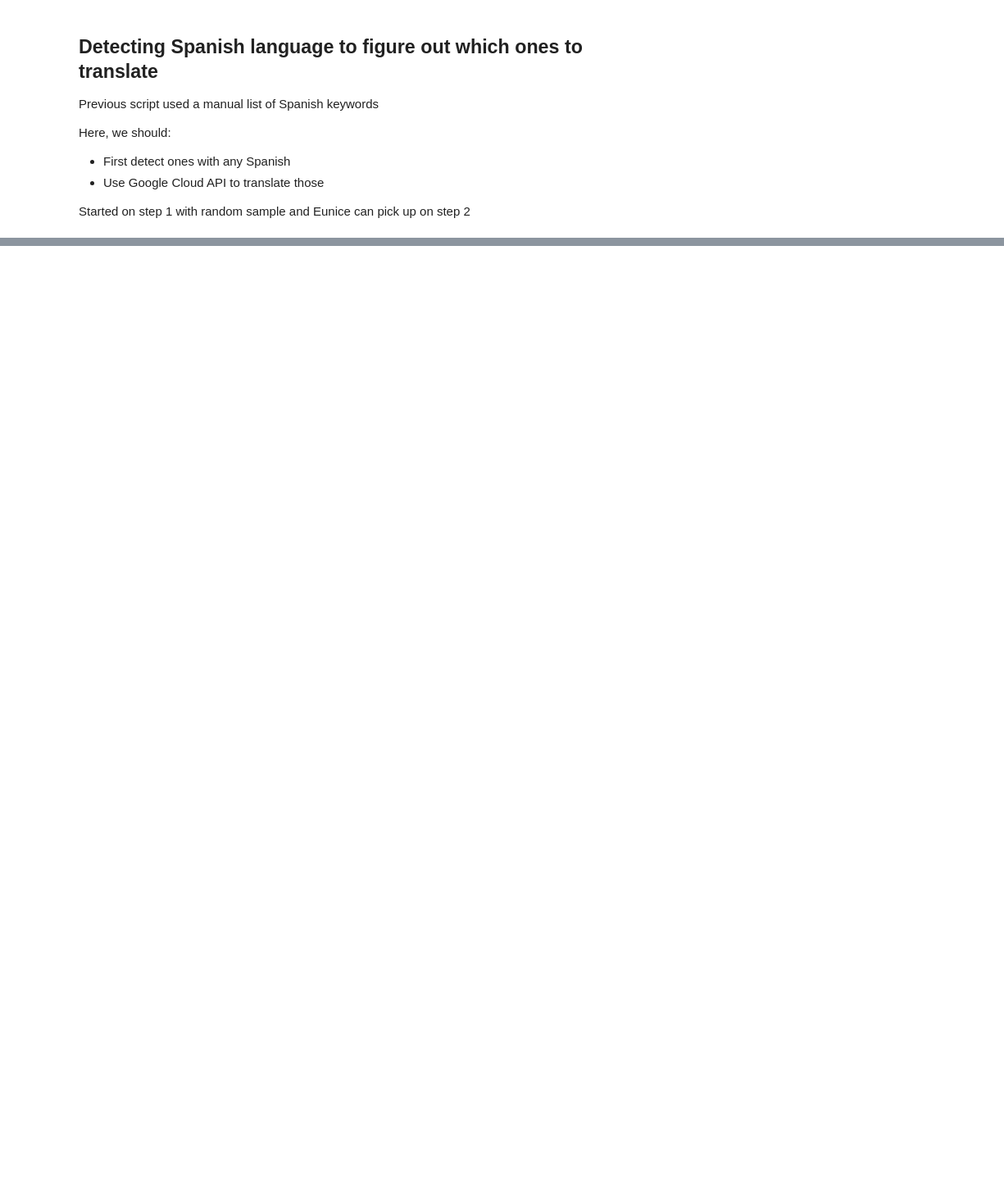
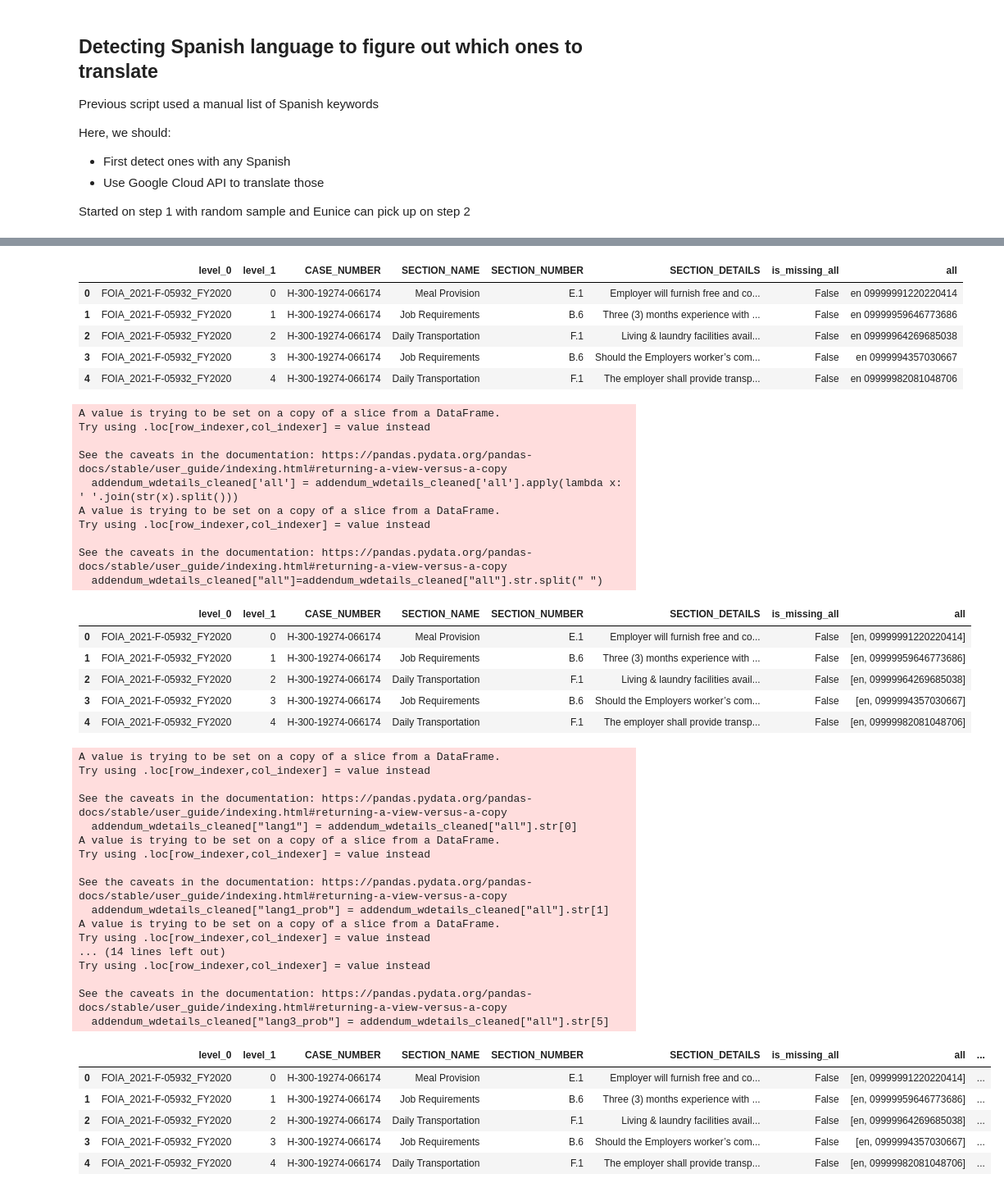
Before and after one commit to rebeccajohnson88/h2a_oversight, a Jupyter notebook: code/20a_combine_clean_addendums.ipynb, the cells around one changed output, grey strips where cells are left out. Shown at 82% size. Drawn from its saved outputs; the diff is of its cells as text; code cells hidden in the pictures; blank space fills up the shorter version.

```diff
--- a/code/20a_combine_clean_addendums.ipynb
+++ b/code/20a_combine_clean_addendums.ipynb
@@ -163,0 +337,23 @@ examples
+# %%
+# Clean out the punctuation
+addendum_wdetails_cleaned["all"]=addendum_wdetails_cleaned["all"].str.replace('[^\w\s]','')
+addendum_wdetails_cleaned.head()
+
+## replace more than one white space as one white space
+## (the reason why I am doing this is because if not then when extract
+## the different values, the white space would count as one value)
+addendum_wdetails_cleaned['all'] = addendum_wdetails_cleaned['all'].apply(lambda x: ' '.join(str(x).split()))
+
+## Split by white space so can ultimately extract three different lang
+addendum_wdetails_cleaned["all"]=addendum_wdetails_cleaned["all"].str.split(" ")
+addendum_wdetails_cleaned.head()
+
+## Extract into different columns
+addendum_wdetails_cleaned["lang1"] = addendum_wdetails_cleaned["all"].str[0]
+addendum_wdetails_cleaned["lang1_prob"] = addendum_wdetails_cleaned["all"].str[1]
+addendum_wdetails_cleaned["lang2"] = addendum_wdetails_cleaned["all"].str[2]
+addendum_wdetails_cleaned["lang2_prob"] = addendum_wdetails_cleaned["all"].str[3]
+addendum_wdetails_cleaned["lang3"] = addendum_wdetails_cleaned["all"].str[4]
+addendum_wdetails_cleaned["lang3_prob"] = addendum_wdetails_cleaned["all"].str[5]
+addendum_wdetails_cleaned.head()
+# %% [output]
@@ -163,0 +365,45 @@ examples
+|  | level_0 | level_1 | CASE_NUMBER | SECTION_NAME | SECTION_NUMBER | SECTION_DETAILS | is_missing_all | all |
+| 0 | FOIA_2021-F-05932_FY2020 | 0 | H-300-19274-066174 | Meal Provision | E.1 | Employer will furnish free and co... | False | en 09999991220220414 |
+| 1 | FOIA_2021-F-05932_FY2020 | 1 | H-300-19274-066174 | Job Requirements | B.6 | Three (3) months experience with ... | False | en 09999959646773686 |
+| 2 | FOIA_2021-F-05932_FY2020 | 2 | H-300-19274-066174 | Daily Transportation | F.1 | Living & laundry facilities avail... | False | en 09999964269685038 |
+| 3 | FOIA_2021-F-05932_FY2020 | 3 | H-300-19274-066174 | Job Requirements | B.6 | Should the Employers worker’s com... | False | en 0999994357030667 |
+| 4 | FOIA_2021-F-05932_FY2020 | 4 | H-300-19274-066174 | Daily Transportation | F.1 | The employer shall provide transp... | False | en 09999982081048706 |
+A value is trying to be set on a copy of a slice from a DataFrame.
+Try using .loc[row_indexer,col_indexer] = value instead
+
+See the caveats in the documentation: https://pandas.pydata.org/pandas-docs/stable/user_guide/indexing.html#returning-a-view-versus-a-copy
+  addendum_wdetails_cleaned['all'] = addendum_wdetails_cleaned['all'].apply(lambda x: ' '.join(str(x).split()))
+A value is trying to be set on a copy of a slice from a DataFrame.
+Try using .loc[row_indexer,col_indexer] = value instead
+
+See the caveats in the documentation: https://pandas.pydata.org/pandas-docs/stable/user_guide/indexing.html#returning-a-view-versus-a-copy
+  addendum_wdetails_cleaned["all"]=addendum_wdetails_cleaned["all"].str.split(" ")
+|  | level_0 | level_1 | CASE_NUMBER | SECTION_NAME | SECTION_NUMBER | SECTION_DETAILS | is_missing_all | all |
+| 0 | FOIA_2021-F-05932_FY2020 | 0 | H-300-19274-066174 | Meal Provision | E.1 | Employer will furnish free and co... | False | [en, 09999991220220414] |
+| 1 | FOIA_2021-F-05932_FY2020 | 1 | H-300-19274-066174 | Job Requirements | B.6 | Three (3) months experience with ... | False | [en, 09999959646773686] |
+| 2 | FOIA_2021-F-05932_FY2020 | 2 | H-300-19274-066174 | Daily Transportation | F.1 | Living & laundry facilities avail... | False | [en, 09999964269685038] |
+| 3 | FOIA_2021-F-05932_FY2020 | 3 | H-300-19274-066174 | Job Requirements | B.6 | Should the Employers worker’s com... | False | [en, 0999994357030667] |
+| 4 | FOIA_2021-F-05932_FY2020 | 4 | H-300-19274-066174 | Daily Transportation | F.1 | The employer shall provide transp... | False | [en, 09999982081048706] |
+A value is trying to be set on a copy of a slice from a DataFrame.
+Try using .loc[row_indexer,col_indexer] = value instead
+
+See the caveats in the documentation: https://pandas.pydata.org/pandas-docs/stable/user_guide/indexing.html#returning-a-view-versus-a-copy
+  addendum_wdetails_cleaned["lang1"] = addendum_wdetails_cleaned["all"].str[0]
+A value is trying to be set on a copy of a slice from a DataFrame.
+Try using .loc[row_indexer,col_indexer] = value instead
+
+See the caveats in the documentation: https://pandas.pydata.org/pandas-docs/stable/user_guide/indexing.html#returning-a-view-versus-a-copy
+  addendum_wdetails_cleaned["lang1_prob"] = addendum_wdetails_cleaned["all"].str[1]
+A value is trying to be set on a copy of a slice from a DataFrame.
+Try using .loc[row_indexer,col_indexer] = value instead
+... (14 lines left out)
+Try using .loc[row_indexer,col_indexer] = value instead
+
+See the caveats in the documentation: https://pandas.pydata.org/pandas-docs/stable/user_guide/indexing.html#returning-a-view-versus-a-copy
+  addendum_wdetails_cleaned["lang3_prob"] = addendum_wdetails_cleaned["all"].str[5]
+|  | level_0 | level_1 | CASE_NUMBER | SECTION_NAME | SECTION_NUMBER | SECTION_DETAILS | is_missing_all | all | ... |
+| 0 | FOIA_2021-F-05932_FY2020 | 0 | H-300-19274-066174 | Meal Provision | E.1 | Employer will furnish free and co... | False | [en, 09999991220220414] | ... |
+| 1 | FOIA_2021-F-05932_FY2020 | 1 | H-300-19274-066174 | Job Requirements | B.6 | Three (3) months experience with ... | False | [en, 09999959646773686] | ... |
+| 2 | FOIA_2021-F-05932_FY2020 | 2 | H-300-19274-066174 | Daily Transportation | F.1 | Living & laundry facilities avail... | False | [en, 09999964269685038] | ... |
+| 3 | FOIA_2021-F-05932_FY2020 | 3 | H-300-19274-066174 | Job Requirements | B.6 | Should the Employers worker’s com... | False | [en, 0999994357030667] | ... |
+| 4 | FOIA_2021-F-05932_FY2020 | 4 | H-300-19274-066174 | Daily Transportation | F.1 | The employer shall provide transp... | False | [en, 09999982081048706] | ... |
```
Also changed, not shown: parts of 15 cells of this notebook.
